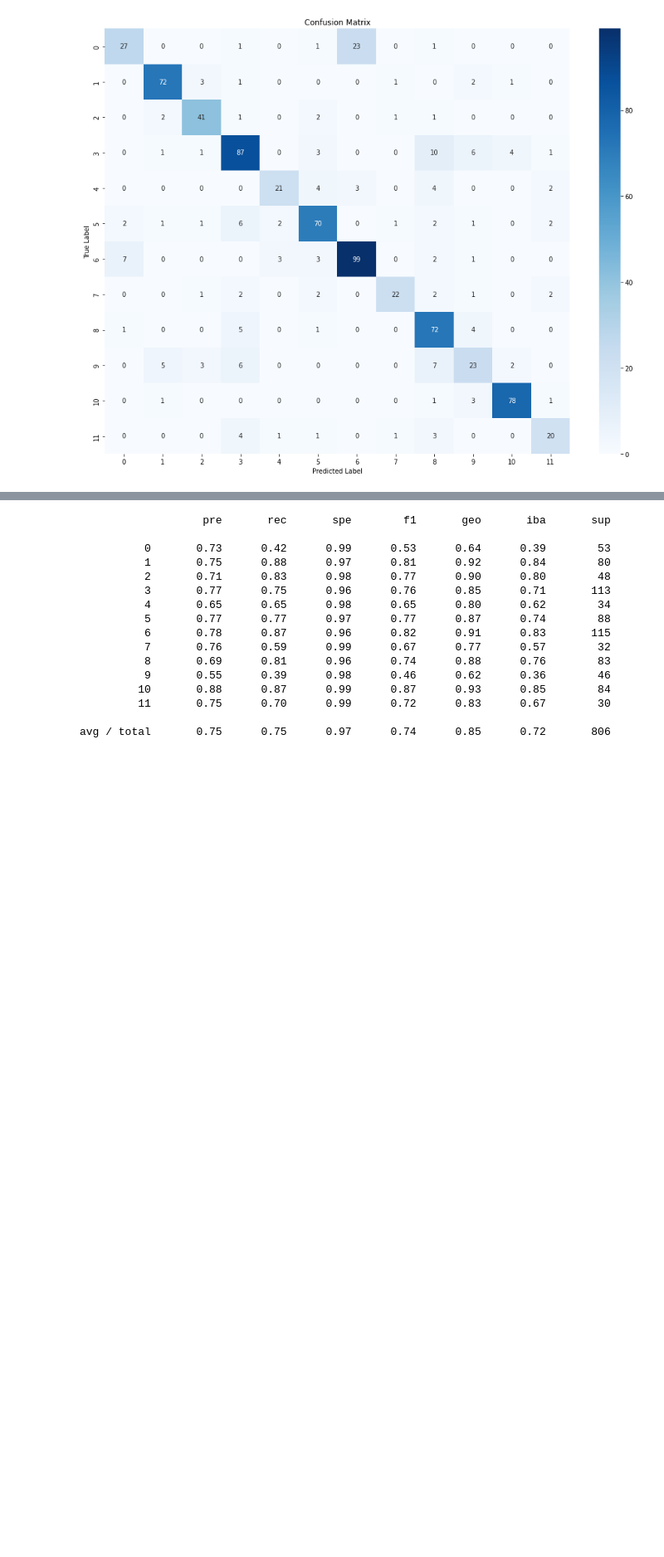
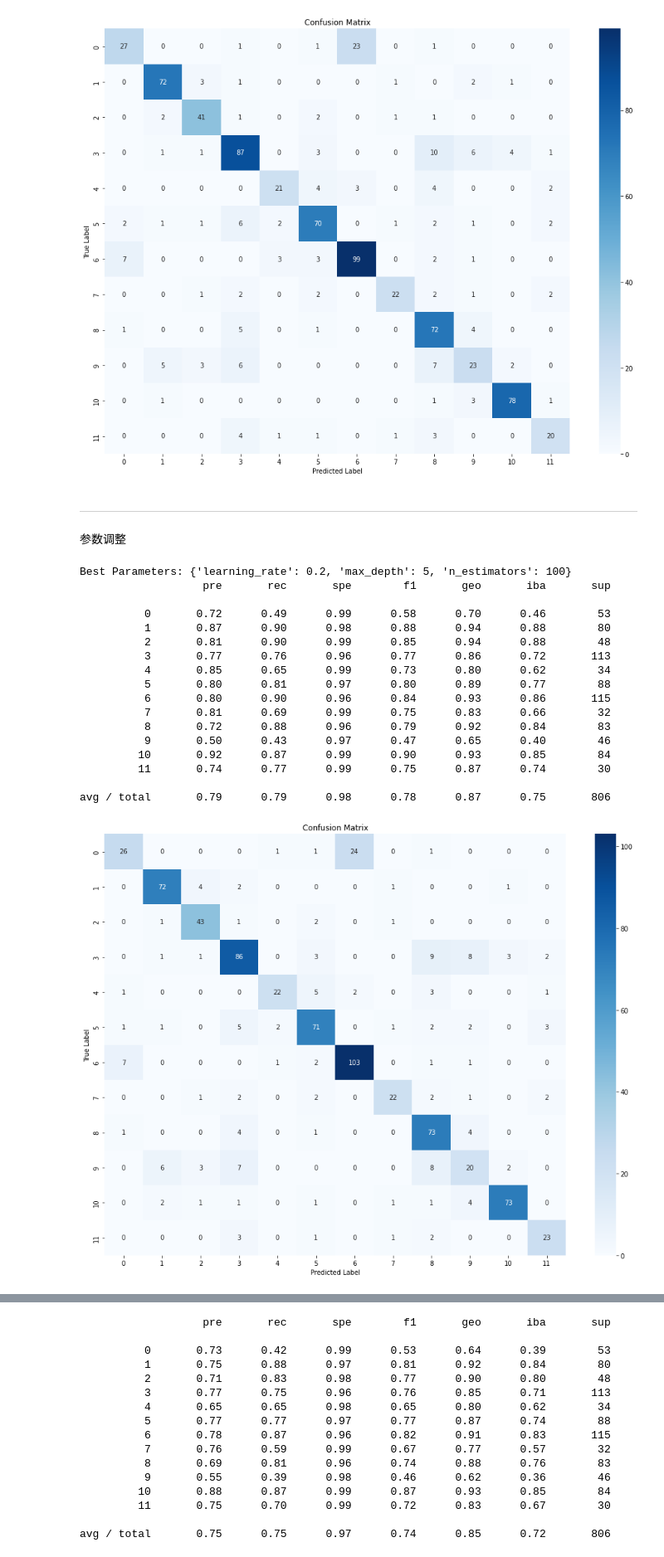
Before and after one commit to ShAn3003/FeatureEngeneer, a Jupyter notebook: src/featureengineer.ipynb, the cells around one changed output, grey strips where cells are left out. Shown at 83% size. Drawn from its saved outputs; the diff is of its cells as text; code cells hidden in the pictures; blank space fills up the shorter version.

```diff
--- a/src/data_preprocess.ipynb
+++ b/src/featureengineer.ipynb
@@ -1463,3 +1597,68 @@ plt.show()
 
 avg / total       0.78      0.78      0.98      0.78      0.87      0.75       806
 [figure]
+# %% [markdown]
+----
+参数调整
+# %%
+import xgboost as xgb
+
+param_grid = {
+    'learning_rate': [0.1, 0.2],  # Learning rate
+    'n_estimators': [50, 100],  # Number of boosting rounds
+    'max_depth': [ 5, 7],  # Maximum depth of a tree
+    # 'min_child_weight': [1, 3, 5],  # Minimum sum of instance weight (hessian) needed in a child
+    # 'subsample': [0.8, 1.0],  # Subsample ratio of the training instances
+    # 'colsample_bytree': [0.8, 1.0],  # Subsample ratio of columns when constructing each tree
+    # 'gamma': [0, 0.1, 0.2],  # Minimum loss reduction required to make a further partition on a leaf node of the tree
+    # 'reg_alpha': [0, 0.1, 0.5],  # L1 regularization term on weights
+    # 'reg_lambda': [1, 1.5, 2],  # L2 regularization term on weights
+}
+xgbcls = xgb.XGBClassifier(learning_rate = 0.01,objective='binary:logistic', random_state=42)
+
+grid_search = GridSearchCV(
+    xgbcls,
+    param_grid,
+    cv=5,
+    scoring=make_scorer(f1_score, average='micro'),  # Use weighted F1 score
+    n_jobs=-1
+)
+X_train,X_test,y_train,y_test = train_test_split(X_combined,y_combined,random_state=RANDOM_STATE,test_size=0.2,shuffle=True)
+pipeline = make_pipeline(SMOTE(random_state=42), StandardScaler(),grid_search)
+pipeline.fit(X_train, y_train)
+print("Best Parameters:", pipeline.named_steps["gridsearchcv"].best_params_)
+
+y_pred = pipeline.predict(X_test)
+y_pred = list(y_pred)
+y_test = [int(y) for y in y_test]
+
+print(classification_report_imbalanced(y_test, y_pred))
+
+
+conf_mat = confusion_matrix(y_test, y_pred)
+
+plt.figure(figsize=(16,12))
+sns.heatmap(conf_mat, annot=True, fmt='d', cmap='Blues', xticklabels=imagelabel, yticklabels=imagelabel)
+plt.xlabel('Predicted Label')
+plt.ylabel('True Label')
+plt.title('Confusion Matrix')
+plt.show()
+# %% [output]
+Best Parameters: {'learning_rate': 0.2, 'max_depth': 5, 'n_estimators': 100}
+                   pre       rec       spe        f1       geo       iba       sup
+
+          0       0.72      0.49      0.99      0.58      0.70      0.46        53
+          1       0.87      0.90      0.98      0.88      0.94      0.88        80
+          2       0.81      0.90      0.99      0.85      0.94      0.88        48
+          3       0.77      0.76      0.96      0.77      0.86      0.72       113
+          4       0.85      0.65      0.99      0.73      0.80      0.62        34
+          5       0.80      0.81      0.97      0.80      0.89      0.77        88
+          6       0.80      0.90      0.96      0.84      0.93      0.86       115
+          7       0.81      0.69      0.99      0.75      0.83      0.66        32
+          8       0.72      0.88      0.96      0.79      0.92      0.84        83
+          9       0.50      0.43      0.97      0.47      0.65      0.40        46
+         10       0.92      0.87      0.99      0.90      0.93      0.85        84
+         11       0.74      0.77      0.99      0.75      0.87      0.74        30
+
+avg / total       0.79      0.79      0.98      0.78      0.87      0.75       806
+[figure, added]
```
Also changed, not shown: parts of 14 cells of this notebook, 1 other file.
